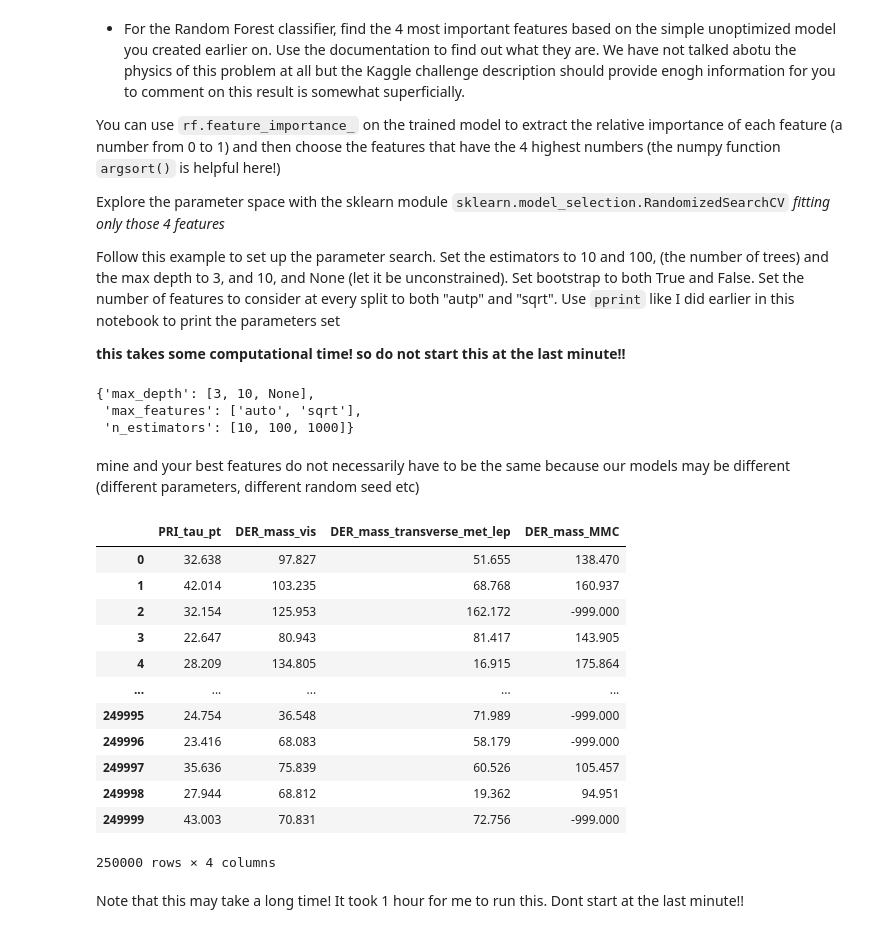
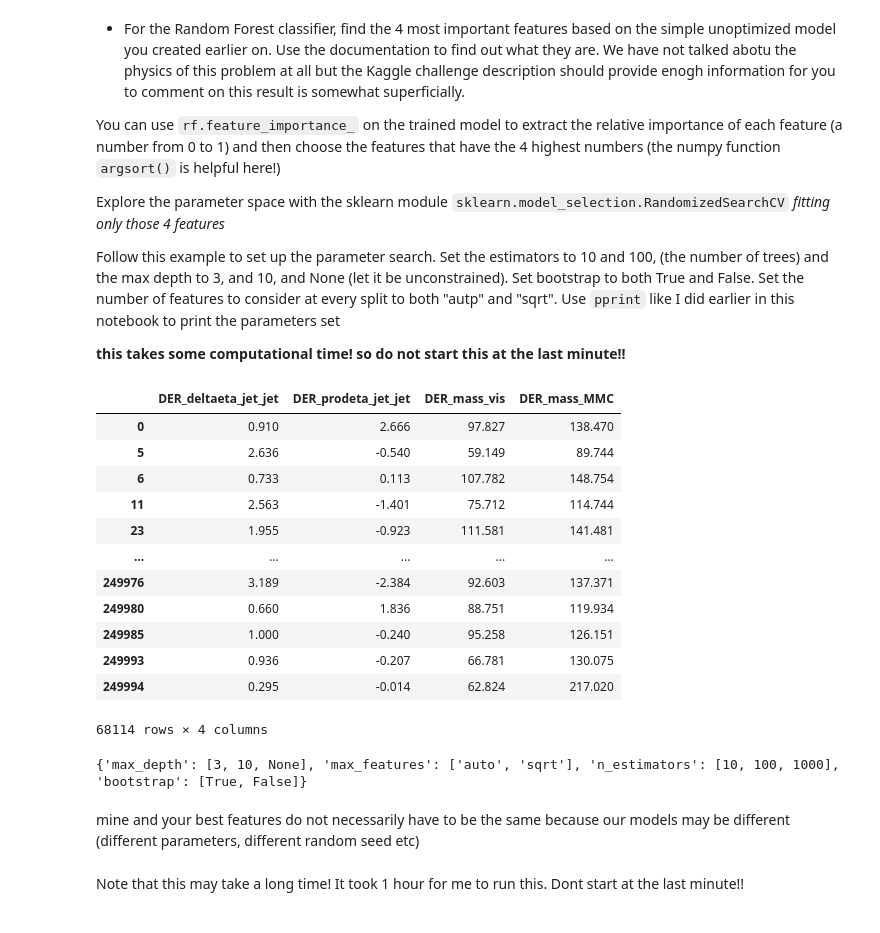
Before and after one commit to marcocaramanti/MLPNS_MCaramanti, a Jupyter notebook: higgsbosonSearch.ipynb, the cells around one changed output. Drawn from its saved outputs; the diff is of its cells as text; code cells hidden in the pictures.

````diff
--- a/higgsbosonSearch.ipynb
+++ b/higgsbosonSearch.ipynb
@@ -438,27 +410,33 @@
 Follow this example to set up the parameter search. Set the estimators to 10 and 100, (the number of trees) and the max depth to 3, and 10, and None (let it be unconstrained). Set bootstrap to both True and False. Set the number of features to consider at every split to both "autp" and "sqrt". Use ```pprint``` like I did earlier in this notebook to print the parameters set
 
 **this takes some computational time! so do not start this at the last minute!!**
-# %%
-pprint(random_grid)
-# %% [output]
-{'max_depth': [3, 10, None],
- 'max_features': ['auto', 'sqrt'],
- 'n_estimators': [10, 100, 1000]}
+# %%
+important_feature_index = np.argsort(rf.feature_importances_)[-4:]
+
+higgsdata.iloc[:, important_feature_index]
+# %% [output]
+|  | DER_deltaeta_jet_jet | DER_prodeta_jet_jet | DER_mass_vis | DER_mass_MMC |
+| 0 | 0.910 | 2.666 | 97.827 | 138.470 |
+| 5 | 2.636 | -0.540 | 59.149 | 89.744 |
+| 6 | 0.733 | 0.113 | 107.782 | 148.754 |
+| 11 | 2.563 | -1.401 | 75.712 | 114.744 |
+| 23 | 1.955 | -0.923 | 111.581 | 141.481 |
+| ... | ... | ... | ... | ... |
+| 249976 | 3.189 | -2.384 | 92.603 | 137.371 |
+| 249980 | 0.660 | 1.836 | 88.751 | 119.934 |
+| 249985 | 1.000 | -0.240 | 95.258 | 126.151 |
+| 249993 | 0.936 | -0.207 | 66.781 | 130.075 |
+| 249994 | 0.295 | -0.014 | 62.824 | 217.020 |
+68114 rows × 4 columns
+# %%
+random_grid = {
+    'max_depth': [3, 10, None],
+    'max_features': ['auto', 'sqrt'],
+    'n_estimators': [10, 100, 1000],
+    'bootstrap': [True, False]}
+
+print(random_grid)
+# %% [output]
+{'max_depth': [3, 10, None], 'max_features': ['auto', 'sqrt'], 'n_estimators': [10, 100, 1000], 'bootstrap': [True, False]}
 # %% [markdown]
  mine and your best features do not necessarily have to be the same because our models may be different (different parameters, different random seed etc)
-# %%
-higgsdata.iloc[:, best_features_index]
-# %% [output]
-|  | PRI_tau_pt | DER_mass_vis | DER_mass_transverse_met_lep | DER_mass_MMC |
-| 0 | 32.638 | 97.827 | 51.655 | 138.470 |
-| 1 | 42.014 | 103.235 | 68.768 | 160.937 |
-| 2 | 32.154 | 125.953 | 162.172 | -999.000 |
-| 3 | 22.647 | 80.943 | 81.417 | 143.905 |
-| 4 | 28.209 | 134.805 | 16.915 | 175.864 |
-| ... | ... | ... | ... | ... |
-| 249995 | 24.754 | 36.548 | 71.989 | -999.000 |
-| 249996 | 23.416 | 68.083 | 58.179 | -999.000 |
-| 249997 | 35.636 | 75.839 | 60.526 | 105.457 |
-| 249998 | 27.944 | 68.812 | 19.362 | 94.951 |
-| 249999 | 43.003 | 70.831 | 72.756 | -999.000 |
-250000 rows × 4 columns
````
Also changed, not shown: parts of 32 cells of this notebook.
